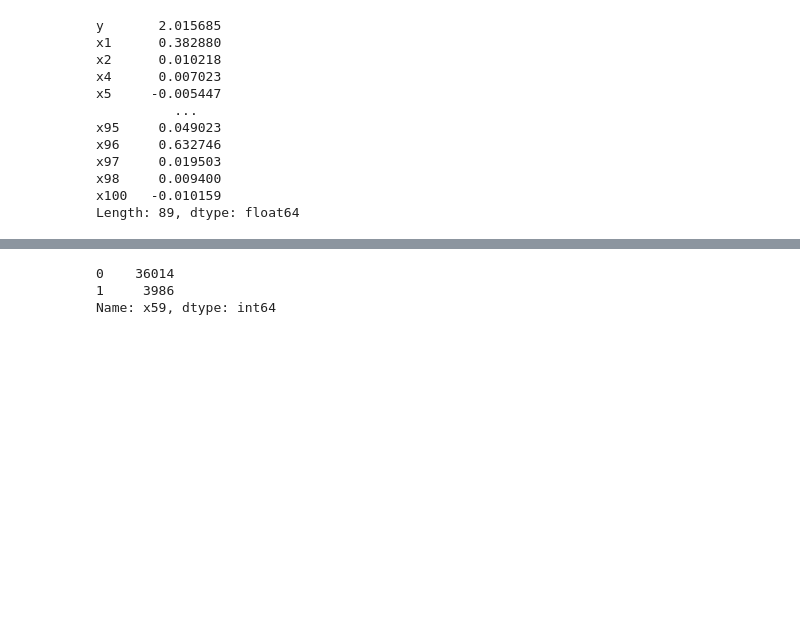
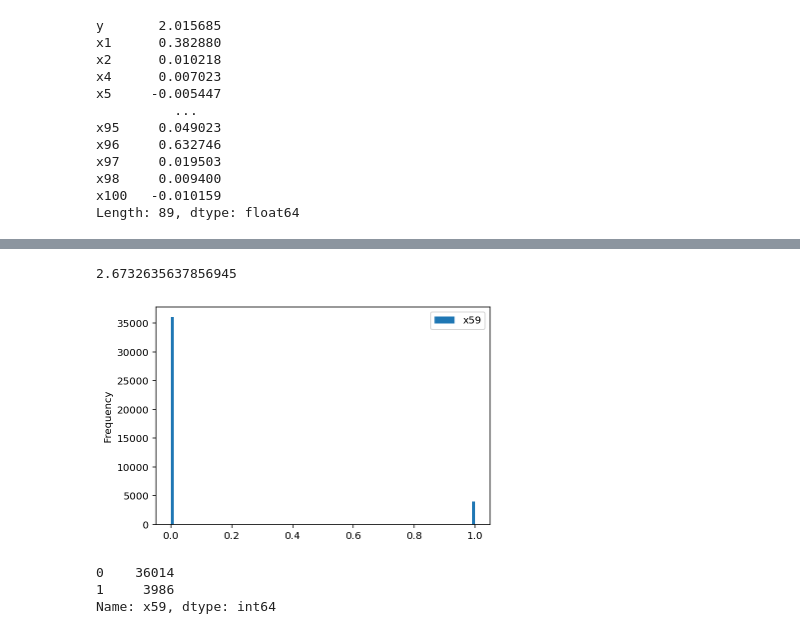
Before and after one commit to Atashnezhad/A_Data_Science_Project, a Jupyter notebook: Codes/P01_Data_Cleansing.ipynb, the cells around one changed output, grey strips where cells are left out. Saved outputs shown, nothing was run; the diff lists cells and outputs as text; code cells hidden in the pictures; blank space fills up the shorter version.

```diff
--- a/Codes/P01_Data_Cleansing.ipynb
+++ b/Codes/P01_Data_Cleansing.ipynb
@@ -551,3 +605,9 @@ plt.show()
+# %%
+df_numerics['x59'].plot(kind='hist', bins=100,legend=True)
+print(df_numerics['x59'].skew())
+# %% [output]
+2.6732635637856945
+[figure, added]
 # %%
 df['x59'].value_counts()
 # %% [output]
```
Also changed, not shown: parts of 61 cells of this notebook.
